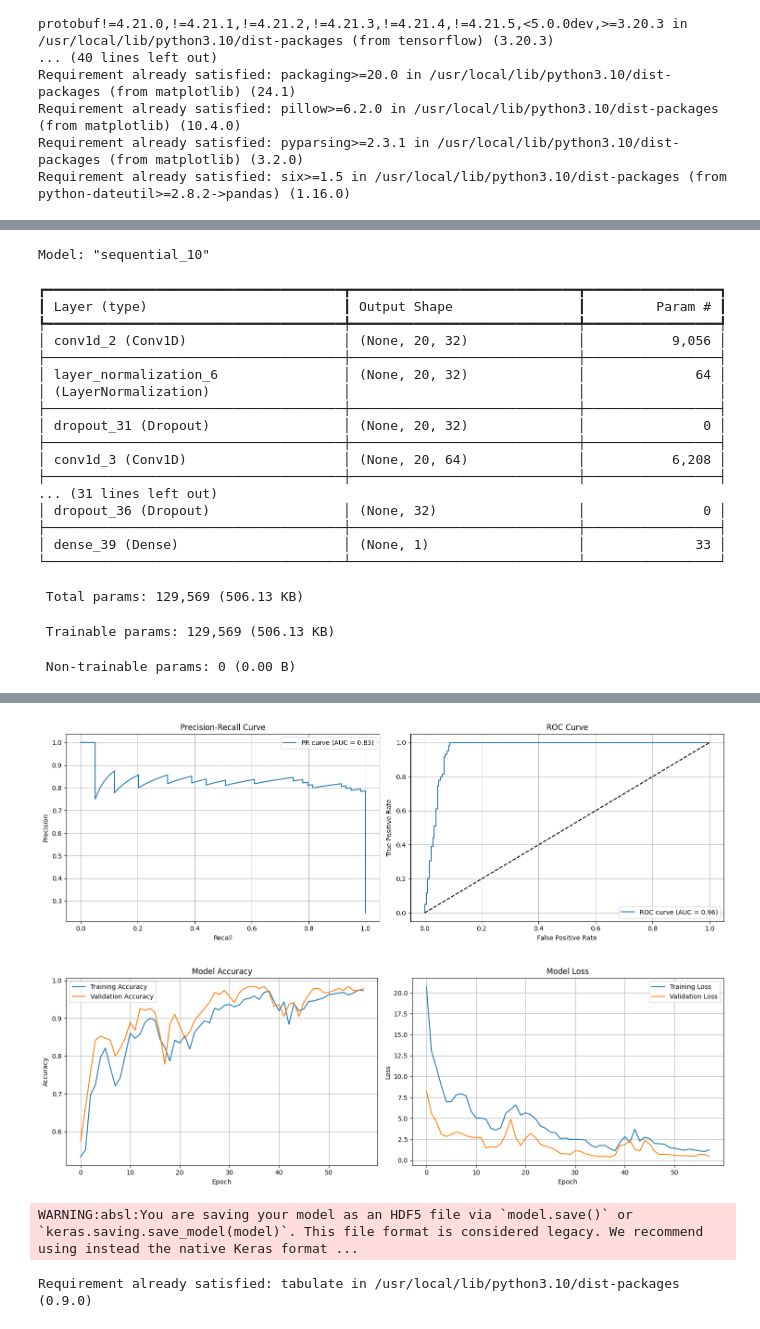
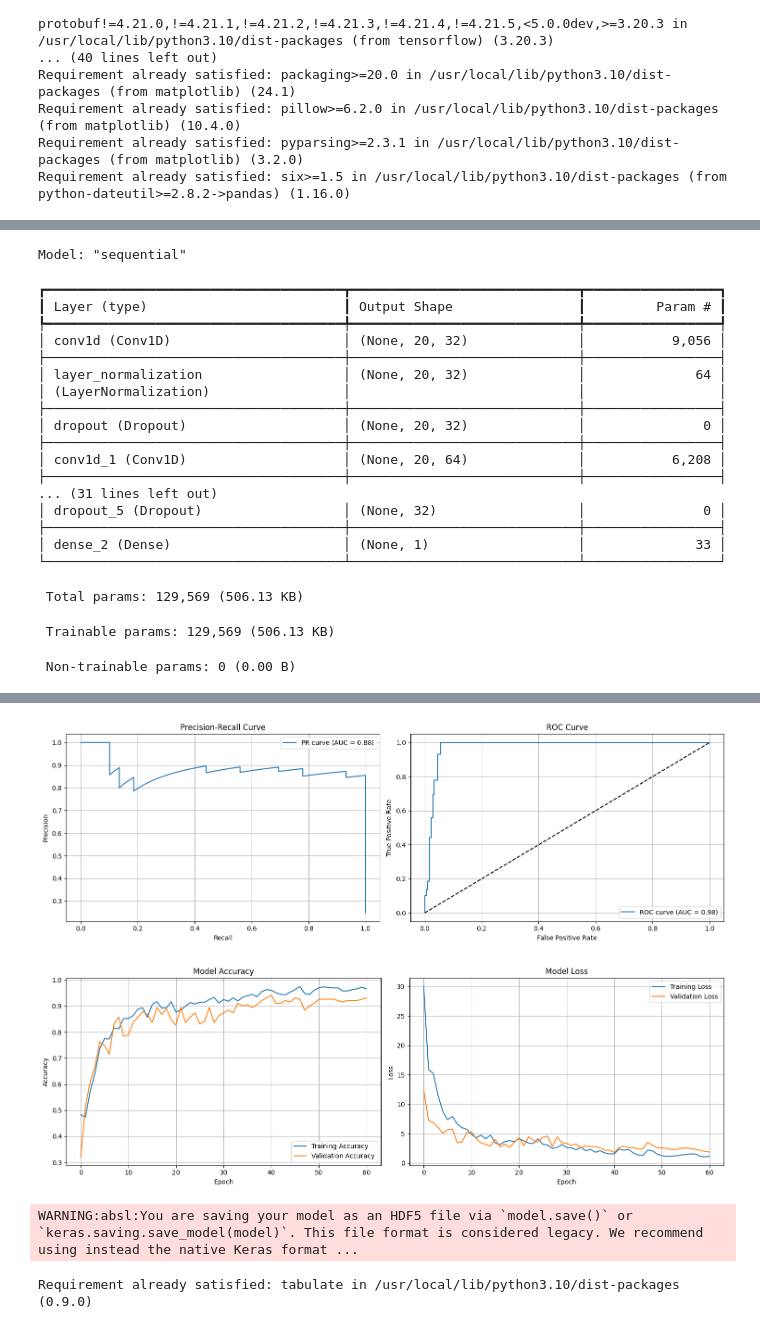
Before and after one commit to ttbilgin/matay_project, a Jupyter notebook: MatayV2.ipynb, the cells around one changed output, grey strips where cells are left out. Drawn from its saved outputs; the diff is of its cells as text; code cells hidden in the pictures.

```diff
--- a/MatayV2.ipynb
+++ b/MatayV2.ipynb
@@ -172,7 +172,7 @@ def create_fault_focused_sequences(data, labels, seq_length, pre_fault_window=10
 
     # Veriyi karıştır
     indices = np.arange(len(X))
-    np.random.shuffle(indices)
+    #np.random.shuffle(indices)
 
     return X[indices], y[indices]
 
@@ -217,8 +217,8 @@ print(dict(zip(unique, counts)))
 X_train, X_test, y_train, y_test = train_test_split(
     X_seq, y_seq,
     test_size=TEST_SPLIT,
-    stratify=y_seq,
-    random_state=42
+    stratify=y_seq
+    #random_state=42
 )
 
 def create_improved_model(sequence_length, n_features):
@@ -408,23 +408,23 @@ Added 891 normal sequences
 
 Sequence label distribution:
 {0: 891, 1: 297}
-Model: "sequential_10"
+Model: "sequential"
 ┏━━━━━━━━━━━━━━━━━━━━━━━━━━━━━━━━━━━━━━┳━━━━━━━━━━━━━━━━━━━━━━━━━━━━━┳━━━━━━━━━━━━━━━━━┓
 ┃ Layer (type)                         ┃ Output Shape                ┃         Param # ┃
 ┡━━━━━━━━━━━━━━━━━━━━━━━━━━━━━━━━━━━━━━╇━━━━━━━━━━━━━━━━━━━━━━━━━━━━━╇━━━━━━━━━━━━━━━━━┩
-│ conv1d_2 (Conv1D)                    │ (None, 20, 32)              │           9,056 │
+│ conv1d (Conv1D)                      │ (None, 20, 32)              │           9,056 │
 ├──────────────────────────────────────┼─────────────────────────────┼─────────────────┤
-│ layer_normalization_6                │ (None, 20, 32)              │              64 │
+│ layer_normalization                  │ (None, 20, 32)              │              64 │
 │ (LayerNormalization)                 │                             │                 │
 ├──────────────────────────────────────┼─────────────────────────────┼─────────────────┤
-│ dropout_31 (Dropout)                 │ (None, 20, 32)              │               0 │
+│ dropout (Dropout)                    │ (None, 20, 32)              │               0 │
 ├──────────────────────────────────────┼─────────────────────────────┼─────────────────┤
-│ conv1d_3 (Conv1D)                    │ (None, 20, 64)              │           6,208 │
+│ conv1d_1 (Conv1D)                    │ (None, 20, 64)              │           6,208 │
 ├──────────────────────────────────────┼─────────────────────────────┼─────────────────┤
 ... (31 lines left out)
-│ dropout_36 (Dropout)                 │ (None, 32)                  │               0 │
+│ dropout_5 (Dropout)                  │ (None, 32)                  │               0 │
 ├──────────────────────────────────────┼─────────────────────────────┼─────────────────┤
-│ dense_39 (Dense)                     │ (None, 1)                   │              33 │
+│ dense_2 (Dense)                      │ (None, 1)                   │              33 │
 └──────────────────────────────────────┴─────────────────────────────┴─────────────────┘
  Total params: 129,569 (506.13 KB)
  Trainable params: 129,569 (506.13 KB)
@@ -448,6 +448,6 @@ Confusion Matrix:
  [  0  59]]
-[figure, old version]
+[figure, new version]
-[figure, old version]
+[figure, new version]
 WARNING:absl:You are saving your model as an HDF5 file via `model.save()` or `keras.saving.save_model(model)`. This file format is considered legacy. We recommend using instead the native Keras format ...
 # %%
 !pip install tabulate
```
Also changed, not shown: parts of 2 cells of this notebook.
